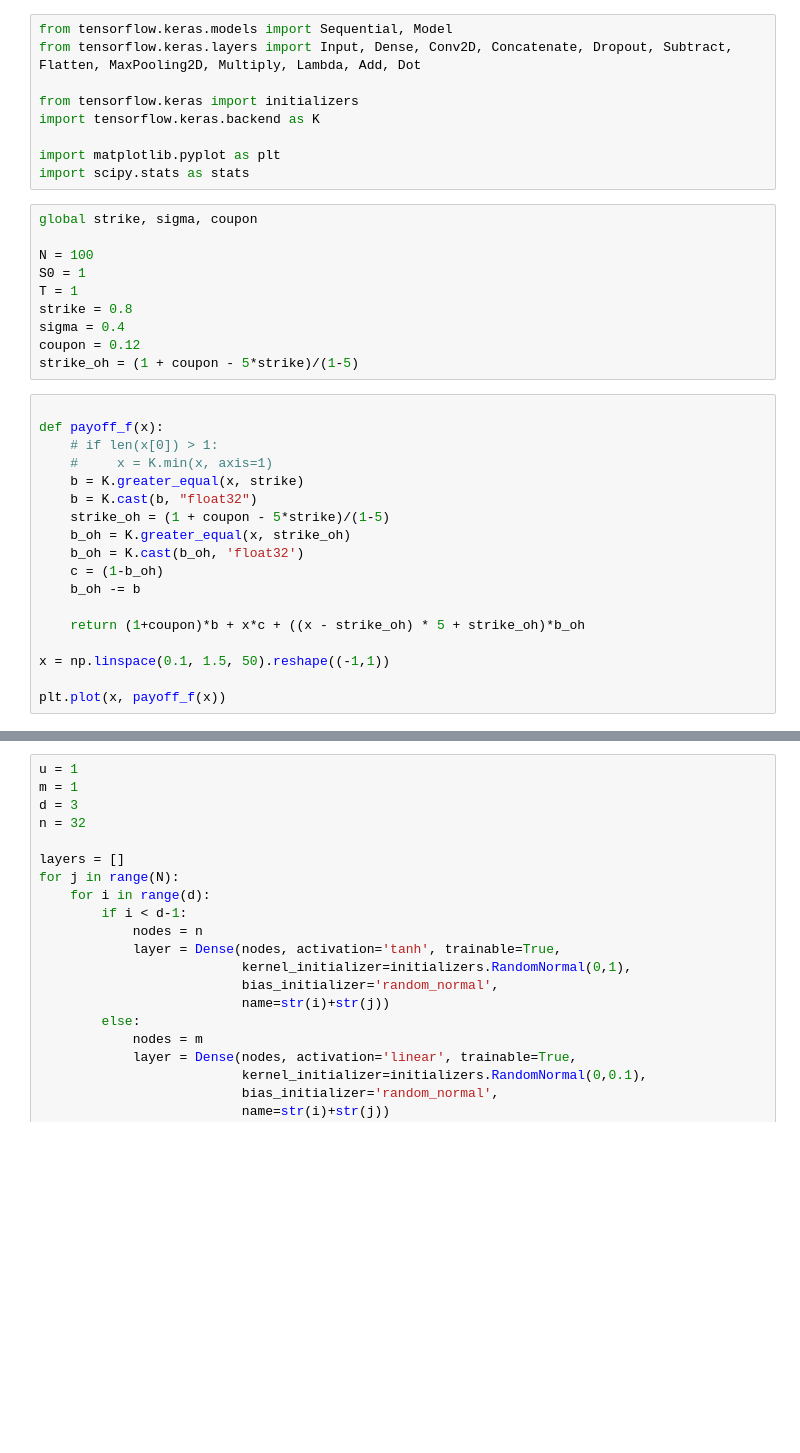
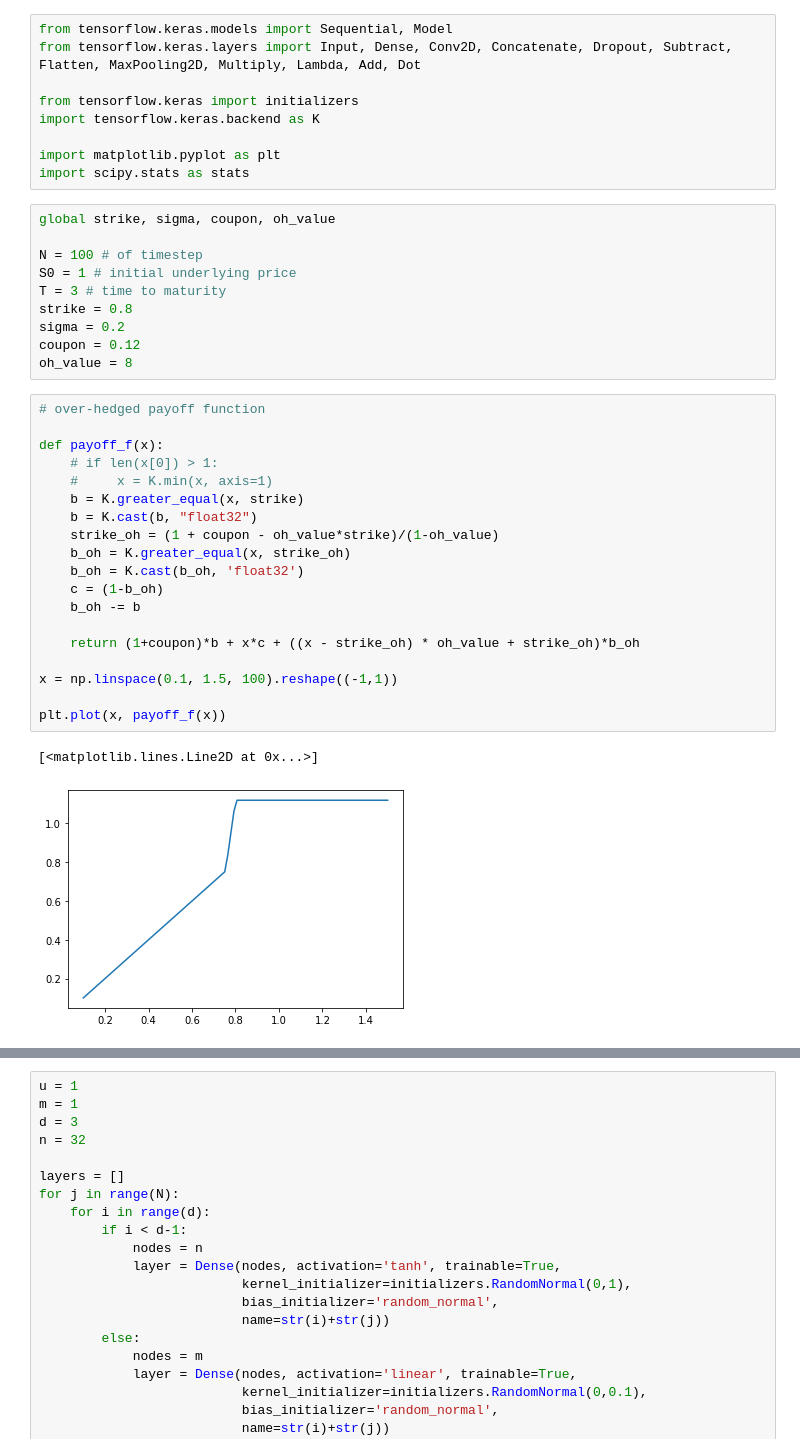
Before and after one commit to moo-337/moo, a Jupyter notebook: docs/get_started.ipynb, the cells around one changed output, grey strips where cells are left out. Cells and saved outputs as stored; diff of their text form; blank space fills up the shorter version.

```diff
--- a/docs/get_started.ipynb
+++ b/docs/get_started.ipynb
@@ -68,33 +72,37 @@ import tensorflow.keras.backend as K
 import matplotlib.pyplot as plt
 import scipy.stats as stats
 # %%
-global strike, sigma, coupon
+global strike, sigma, coupon, oh_value
 
-N = 100
-S0 = 1
-T = 1
+N = 100 # of timestep
+S0 = 1 # initial underlying price
+T = 3 # time to maturity
 strike = 0.8
-sigma = 0.4
+sigma = 0.2
 coupon = 0.12
-strike_oh = (1 + coupon - 5*strike)/(1-5)
+oh_value = 8
 # %%
+# over-hedged payoff function
 
 def payoff_f(x):
     # if len(x[0]) > 1:
     #     x = K.min(x, axis=1)
     b = K.greater_equal(x, strike)
     b = K.cast(b, "float32")
-    strike_oh = (1 + coupon - 5*strike)/(1-5)
+    strike_oh = (1 + coupon - oh_value*strike)/(1-oh_value)
     b_oh = K.greater_equal(x, strike_oh)
     b_oh = K.cast(b_oh, 'float32')
     c = (1-b_oh)
     b_oh -= b
 
-    return (1+coupon)*b + x*c + ((x - strike_oh) * 5 + strike_oh)*b_oh
+    return (1+coupon)*b + x*c + ((x - strike_oh) * oh_value + strike_oh)*b_oh
 
-x = np.linspace(0.1, 1.5, 50).reshape((-1,1))
+x = np.linspace(0.1, 1.5, 100).reshape((-1,1))
 
 plt.plot(x, payoff_f(x))
+# %% [output]
+[<matplotlib.lines.Line2D at 0x...>]
+[figure, added]
 # %%
 def cash_or_nothing_C(S, K, T, sigma):
     return stats.norm.cdf((np.log(S/K)+(-0.5*sigma**2)*T)/(sigma*np.sqrt(T)), 0, 1)
```
Also changed, not shown: parts of 15 cells of this notebook.
